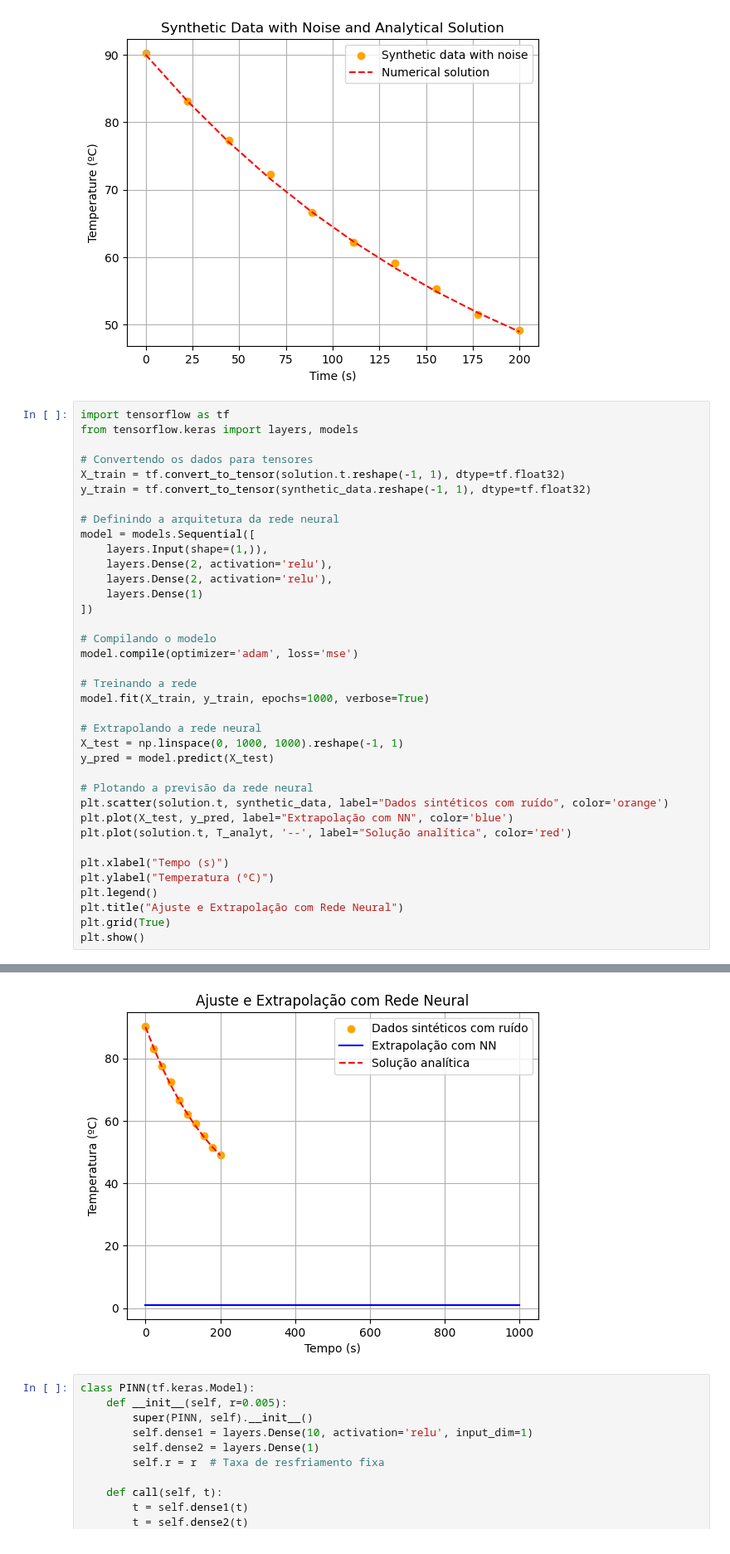
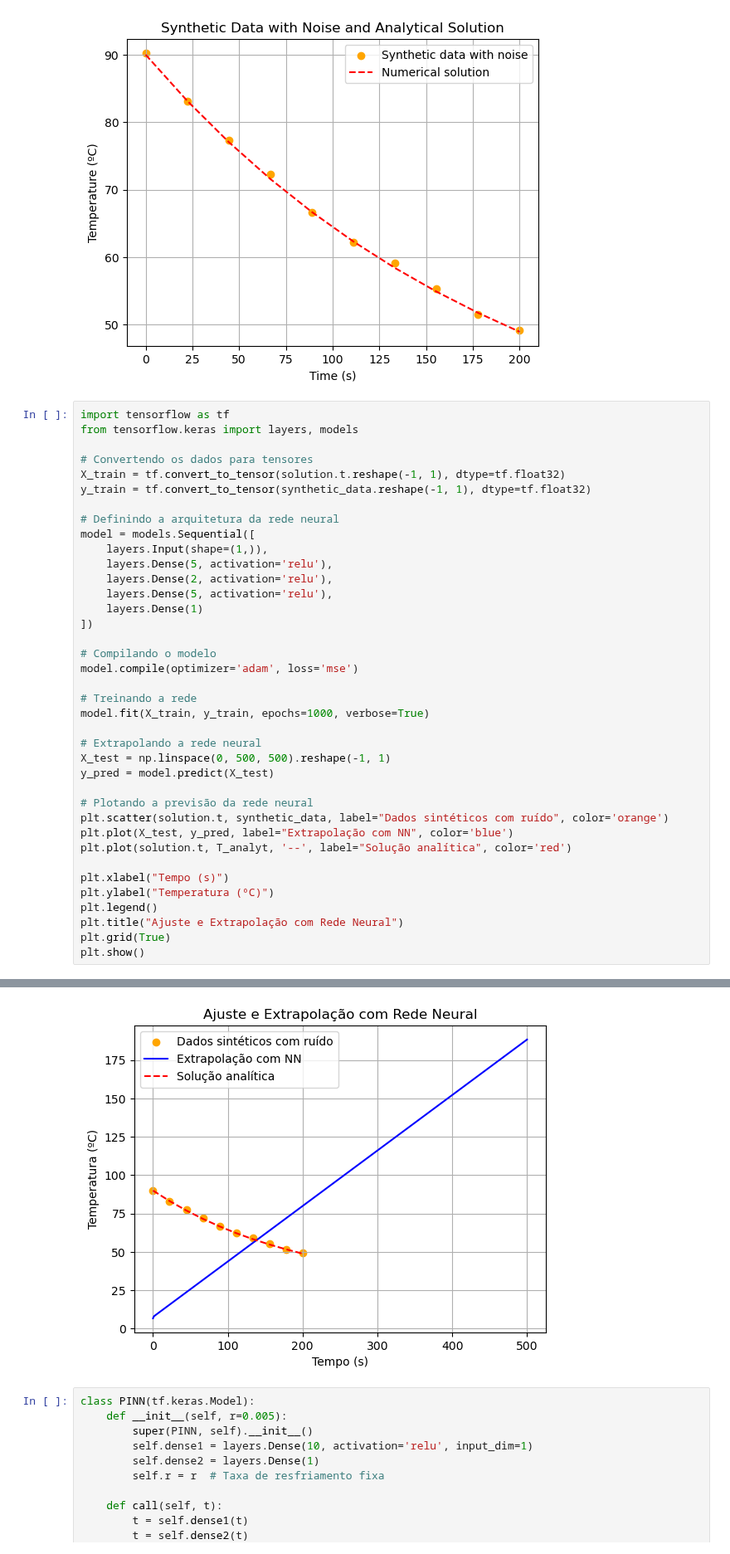
Before and after one commit to brunamendesfis/Computational_Physics, a Jupyter notebook: Redes_Neurais/Atividade_04/Exercício_01.ipynb, the cells around one changed output, grey strips where cells are left out. Shown at 83% size. Cells and saved outputs as stored; diff of their text form.

```diff
--- a/Redes_Neurais/Atividade_04/Exercício_01.ipynb
+++ b/Redes_Neurais/Atividade_04/Exercício_01.ipynb
@@ -147,8 +147,9 @@ y_train = tf.convert_to_tensor(synthetic_data.reshape(-1, 1), dtype=tf.float32)
 # Definindo a arquitetura da rede neural
 model = models.Sequential([
     layers.Input(shape=(1,)),
+    layers.Dense(5, activation='relu'),
     layers.Dense(2, activation='relu'),
-    layers.Dense(2, activation='relu'),
+    layers.Dense(5, activation='relu'),
     layers.Dense(1)
 ])
 
@@ -159,7 +160,7 @@ model.compile(optimizer='adam', loss='mse')
 model.fit(X_train, y_train, epochs=1000, verbose=True)
 
 # Extrapolando a rede neural
-X_test = np.linspace(0, 1000, 1000).reshape(-1, 1)
+X_test = np.linspace(0, 500, 500).reshape(-1, 1)
 y_pred = model.predict(X_test)
 
 # Plotando a previsão da rede neural
@@ -194,4 +195,4 @@ Epoch 1000/1000
-[figure, old version]
+[figure, new version]
 # %%
 class PINN(tf.keras.Model):
     def __init__(self, r=0.005):
```
Also changed, not shown: parts of 3 cells of this notebook.
